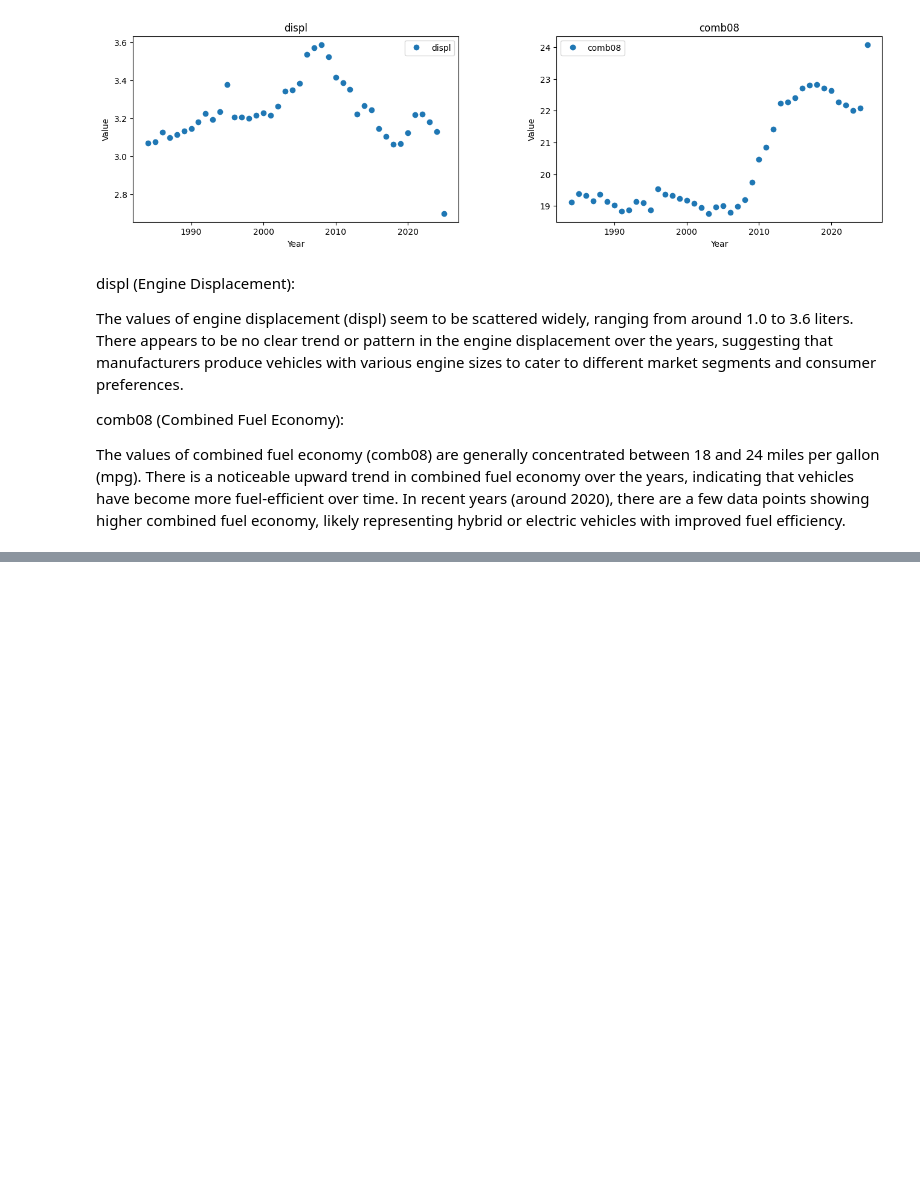
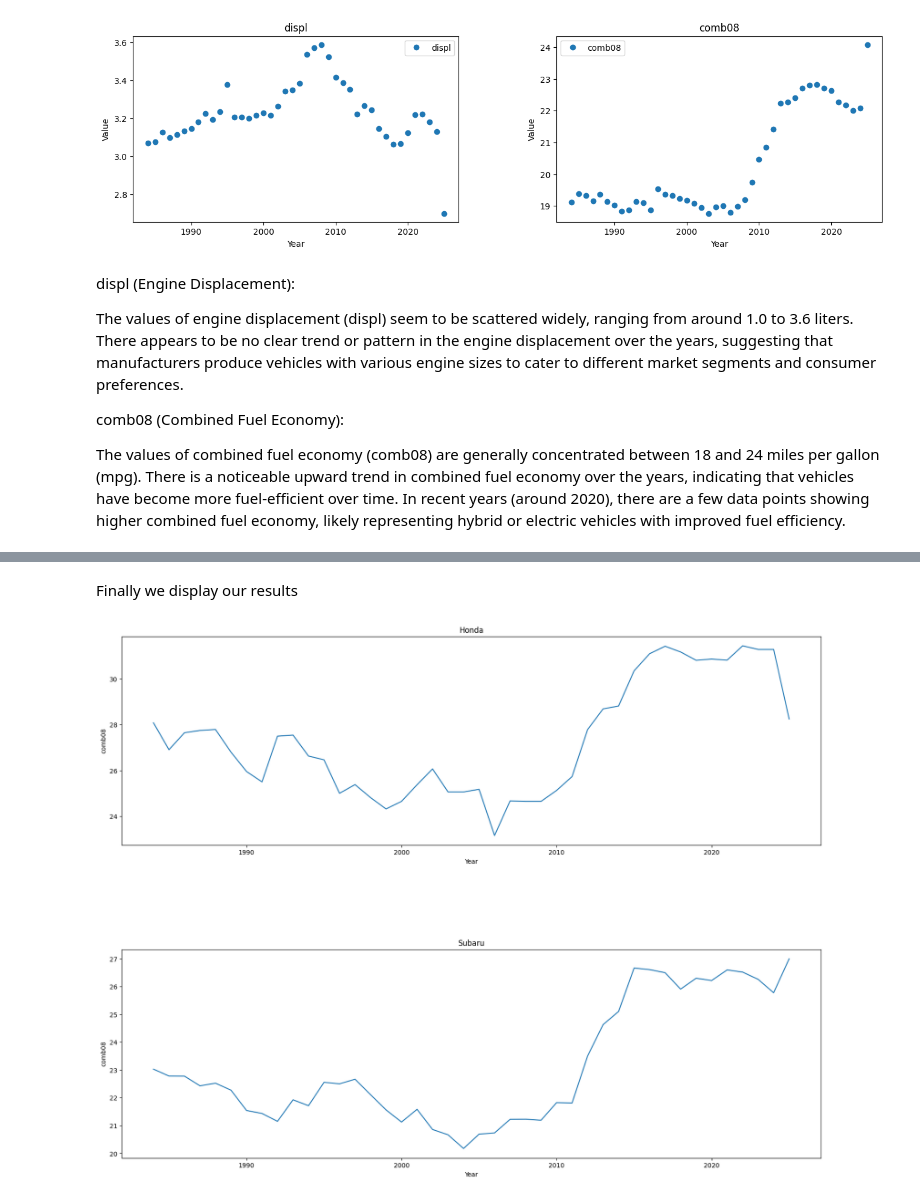
Before and after one commit to czek0/Data-Science-Portfolio, a Jupyter notebook: Fuel_Efficiency.ipynb, the cells around one changed output, grey strips where cells are left out. Cells and saved outputs as stored; diff of their text form; code cells hidden in the pictures; blank space fills up the shorter version.

```diff
--- a/Fuel_Efficiency.ipynb
+++ b/Fuel_Efficiency.ipynb
@@ -304,0 +337,8 @@ In recent years (around 2020), there are a few data points showing higher combin
+# %%
+from functools import reduce
+grouped_by_year_4_cylinder = vehicles_non_hybrid_4.groupby(['year'])
+unique_makes = []
+for name, group in grouped_by_year_4_cylinder:
+    unique_makes.append(set(pd.unique(group['make'])))
+unique_makes = reduce(set.intersection, unique_makes)
+print(unique_makes)
@@ -304,0 +352,6 @@ In recent years (around 2020), there are a few data points showing higher combin
+# %%
+boolean_mask = []
+for index, row in vehicles_non_hybrid_4.iterrows():
+    make = row['make']
+    boolean_mask.append(make in unique_makes)
+df_common_makes = vehicles_non_hybrid_4[boolean_mask]
@@ -304,0 +370,4 @@ In recent years (around 2020), there are a few data points showing higher combin
+# %%
+numeric_cols = df_common_makes.select_dtypes(include=['number']).columns
+# Include 'year' and 'make' columns for grouping
+df_common_makes_grouped = df_common_makes[numeric_cols.union(['year', 'make'])].groupby(['year', 'make']).agg(np.mean).reset_index()
@@ -304,0 +384,39 @@ In recent years (around 2020), there are a few data points showing higher combin
+# %% [markdown]
+Finally we display our results
+# %%
+import matplotlib.pyplot as plt
+import numpy as np
+
+# Assuming df_common_makes_grouped is a DataFrame with columns 'year', 'make', and 'comb08'
+makes = df_common_makes_grouped['make'].unique()
+num_makes = len(makes)
+
+# Calculate the number of rows and columns for the table
+num_rows = int(np.ceil(np.sqrt(num_makes)))
+num_cols = int(np.ceil(num_makes / num_rows))
+
+# Create a figure with a grid layout
+fig = plt.figure(figsize=(20, 15))
+
+# Iterate over each make and plot the data in the table
+for i, make in enumerate(makes):
+    data = df_common_makes_grouped[df_common_makes_grouped['make'] == make]
+
+    # Calculate the position in the table
+    row = i // num_cols
+    col = i % num_cols
+
+    # Create a subplot in the table
+    ax = plt.subplot2grid((num_rows, num_cols), (row, col))
+    ax.plot(data['year'], data['comb08'])
+    ax.set_xlabel('Year')
+    ax.set_ylabel('comb08')
+    ax.set_title(make)
+
+# Adjust the spacing between subplots
+plt.subplots_adjust(hspace=0.5, wspace=0.5)
+
+# Show the plot
+plt.show()
+# %% [output]
+[figure, added]
```
Also changed, not shown: parts of 15 cells of this notebook.
